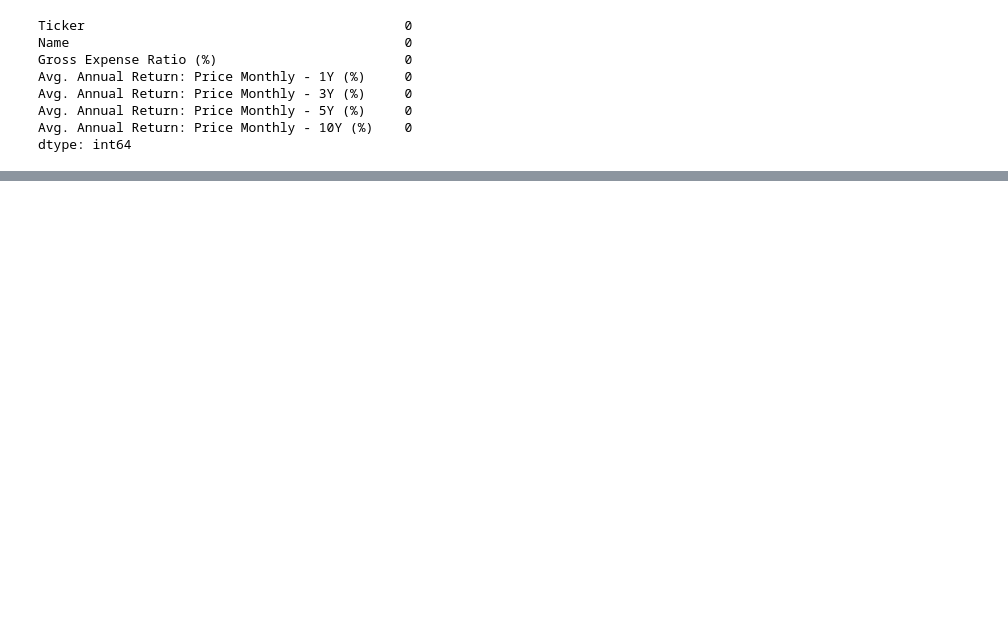
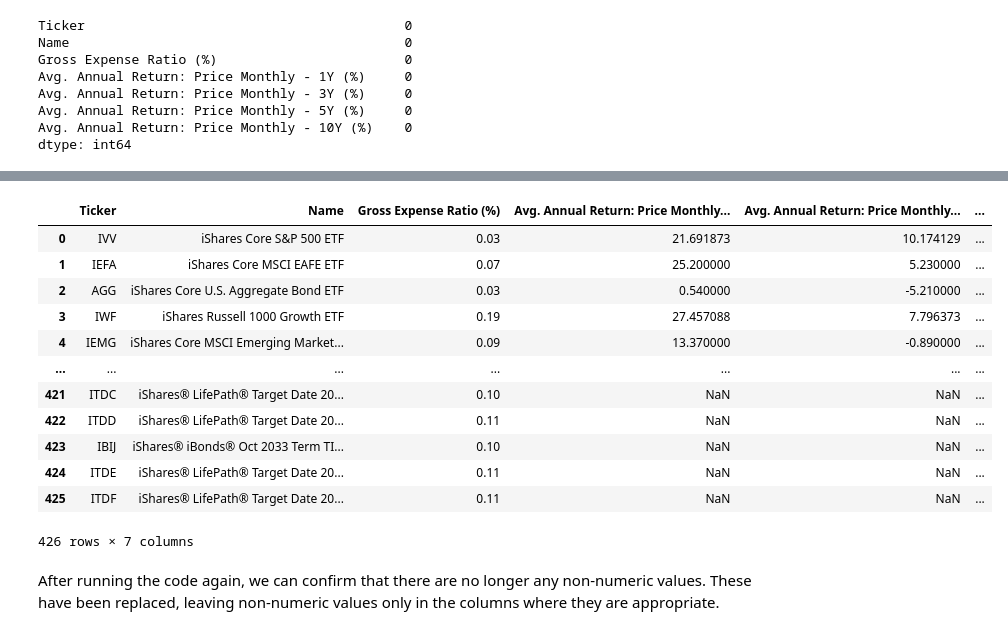
Before and after one commit to FJGM2023015/ML_Stocks_Project, a Jupyter notebook: ML_Stocks_Project.ipynb, the cells around one changed output, grey strips where cells are left out. Drawn from its saved outputs; the diff is of its cells as text; code cells hidden in the pictures; blank space fills up the shorter version.

```diff
--- a/ML_Stocks_Project.ipynb
+++ b/ML_Stocks_Project.ipynb
@@ -160,0 +192,21 @@ dtype: int64
+# %%
+# Replace "-" values with "NaN"
+df_selected = df_selected.replace("-", float('NaN'))
+
+df_selected.head(-5)
+# %% [output]
+|  | Ticker | Name | Gross Expense Ratio (%) | Avg. Annual Return: Price Monthly... | Avg. Annual Return: Price Monthly... | ... |
+| 0 | IVV | iShares Core S&P 500 ETF | 0.03 | 21.691873 | 10.174129 | ... |
+| 1 | IEFA | iShares Core MSCI EAFE ETF | 0.07 | 25.200000 | 5.230000 | ... |
+| 2 | AGG | iShares Core U.S. Aggregate Bond ETF | 0.03 | 0.540000 | -5.210000 | ... |
+| 3 | IWF | iShares Russell 1000 Growth ETF | 0.19 | 27.457088 | 7.796373 | ... |
+| 4 | IEMG | iShares Core MSCI Emerging Market... | 0.09 | 13.370000 | -0.890000 | ... |
+| ... | ... | ... | ... | ... | ... | ... |
+| 421 | ITDC | iShares® LifePath® Target Date 20... | 0.10 | NaN | NaN | ... |
+| 422 | ITDD | iShares® LifePath® Target Date 20... | 0.11 | NaN | NaN | ... |
+| 423 | IBIJ | iShares® iBonds® Oct 2033 Term TI... | 0.10 | NaN | NaN | ... |
+| 424 | ITDE | iShares® LifePath® Target Date 20... | 0.11 | NaN | NaN | ... |
+| 425 | ITDF | iShares® LifePath® Target Date 20... | 0.11 | NaN | NaN | ... |
+426 rows × 7 columns
+# %% [markdown]
+After running the code again, we can confirm that there are no longer any non-numeric values. These have been replaced, leaving non-numeric values only in the columns where they are appropriate.
```
Also changed, not shown: parts of 8 cells of this notebook.
